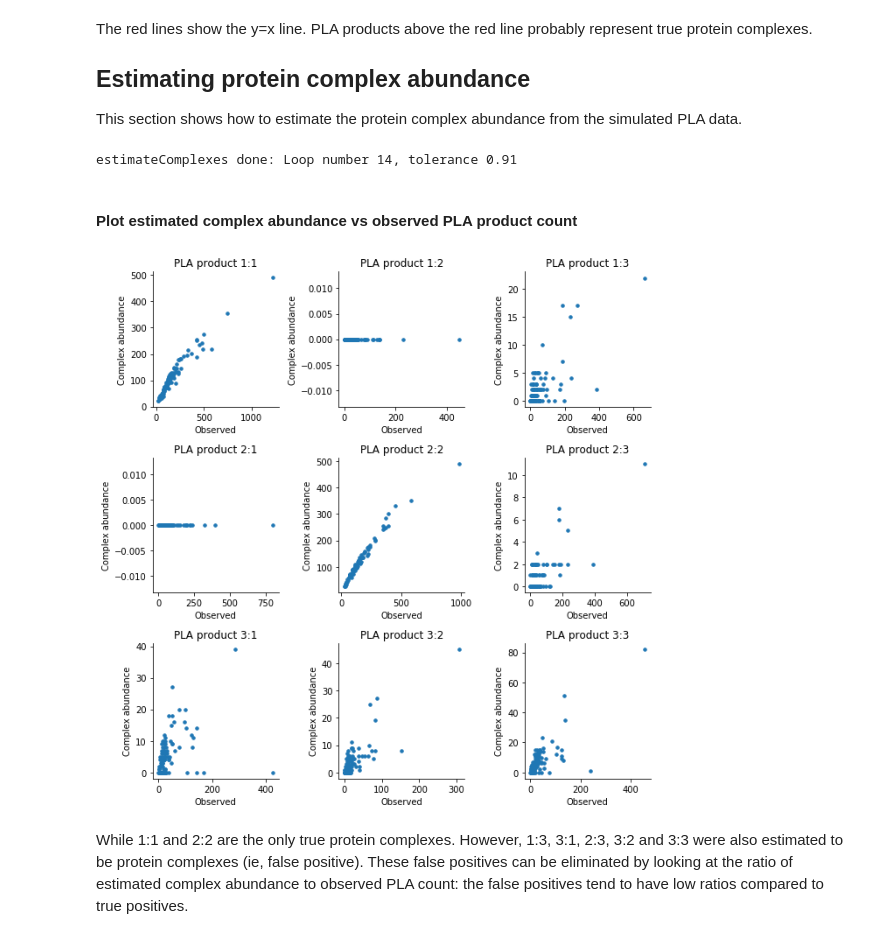
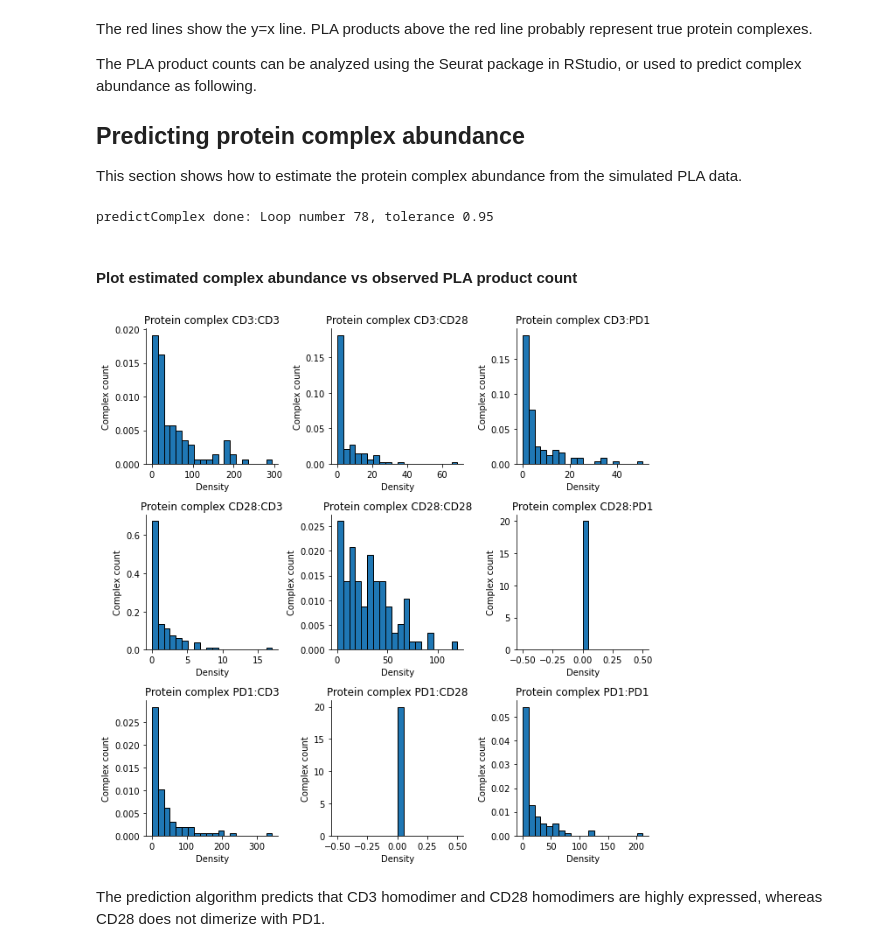
Before and after one commit to tay-lab/Prox-seq, a Jupyter notebook: PLA_data_analysis_example.ipynb, the cells around one changed output. Cells and saved outputs as stored; diff of their text form; code cells hidden in the pictures.

Commit message:
Update PLA data analysis example

```diff
--- a/PLA_data_analysis_example.ipynb
+++ b/PLA_data_analysis_example.ipynb
@@ -57,0 +24,3 @@ The data frame dge contains the simulated counts of PLA products. The data frame
+# %%
+dge = pd.read_csv("example_dge.csv", index_col=0)
+dge.iloc[:6,:6]
@@ -58,18 +39,17 @@ The data frame dge contains the simulated counts of PLA products. The data frame
 # %%
 # Calculate expected PLA count
-dge_expected = myFuncs.calculateExpected(dge)
+dge_expected = PF.calculateExpected(dge)
 
 # Plot
 fig, ax = plt.subplots(nrows=3,ncols=3, figsize=(9,9))
-for counter, i in enumerate(dge.index):
-    row_i = int(counter / 3)
-    col_i = int(counter % 3)
-    ax[row_i,col_i].scatter(dge_expected.loc[i,:], dge.loc[i,:], s=12)
-    _, xmax = ax[row_i,col_i].get_xlim()
-    ax[row_i,col_i].plot([0,xmax],[0,xmax], 'red')
-    ax[row_i,col_i].set_xlabel("Expected")
-    ax[row_i,col_i].set_ylabel("Observed")
-    ax[row_i,col_i].set_title(f"PLA product {i}")
+for row_i, value1 in enumerate(["CD3","CD28","PD1"]):
+    for col_i, value2 in enumerate(["CD3","CD28","PD1"]):
+        ax[row_i,col_i].scatter(dge_expected.loc[f"{value1}:{value2}",:], dge.loc[f"{value1}:{value2}",:], s=12)
+        _, xmax = ax[row_i,col_i].get_xlim()
+        ax[row_i,col_i].plot([0,xmax],[0,xmax], 'red')
+        ax[row_i,col_i].set_xlabel("Expected")
+        ax[row_i,col_i].set_ylabel("Observed")
+        ax[row_i,col_i].set_title(f"PLA product {value1}:{value2}")
 sns.despine(fig=fig)
 fig.tight_layout()
 # %% [output]
@@ -77,28 +57,29 @@ fig.tight_layout()
 # %% [markdown]
 The red lines show the y=x line. PLA products above the red line probably represent true protein complexes.
 
-## Estimating protein complex abundance
+The PLA product counts can be analyzed using the Seurat package in RStudio, or used to predict complex abundance as following.
+
+## Predicting protein complex abundance
 
 This section shows how to estimate the protein complex abundance from the simulated PLA data.
 # %%
-dge_complex = myFuncs.estimateComplexes(dge, sym_weight=0.25, nIter=100, tol=1)
+dge_complex = PF.predictComplex(dge, nIter=200, tol=1)
 # %% [output]
-estimateComplexes done: Loop number 14, tolerance 0.91
+predictComplex done: Loop number 78, tolerance 0.95
 # %% [markdown]
 #### Plot estimated complex abundance vs observed PLA product count
 # %%
 # Plot
 fig, ax = plt.subplots(nrows=3,ncols=3, figsize=(9,9))
-for counter, i in enumerate(dge.index):
-    row_i = int(counter / 3)
-    col_i = int(counter % 3)
-    ax[row_i,col_i].scatter(dge.loc[i,:], dge_complex.loc[i,:], s=12)
-    ax[row_i,col_i].set_xlabel("Observed")
-    ax[row_i,col_i].set_ylabel("Complex abundance")
-    ax[row_i,col_i].set_title(f"PLA product {i}")
+for row_i, value1 in enumerate(["CD3","CD28","PD1"]):
+    for col_i, value2 in enumerate(["CD3","CD28","PD1"]):
+        ax[row_i,col_i].hist(dge_complex.loc[f"{value1}:{value2}",:], bins=20, density=True, edgecolor='black')
+        ax[row_i,col_i].set_xlabel("Density")
+        ax[row_i,col_i].set_ylabel("Complex count")
+        ax[row_i,col_i].set_title(f"Protein complex {value1}:{value2}")
 sns.despine(fig=fig)
 fig.tight_layout()
 # %% [output]
-[figure, old version]
+[figure, new version]
-# %% [markdown]
-While 1:1 and 2:2 are the only true protein complexes. However, 1:3, 3:1, 2:3, 3:2 and 3:3 were also estimated to be protein complexes (ie, false positive). These false positives can be eliminated by looking at the ratio of estimated complex abundance to observed PLA count: the false positives tend to have low ratios compared to true positives.
+# %% [markdown]
+The prediction algorithm predicts that CD3 homodimer and CD28 homodimers are highly expressed, whereas CD28 does not dimerize with PD1.
```
Also changed, not shown: parts of 11 cells of this notebook, 3 other files.
